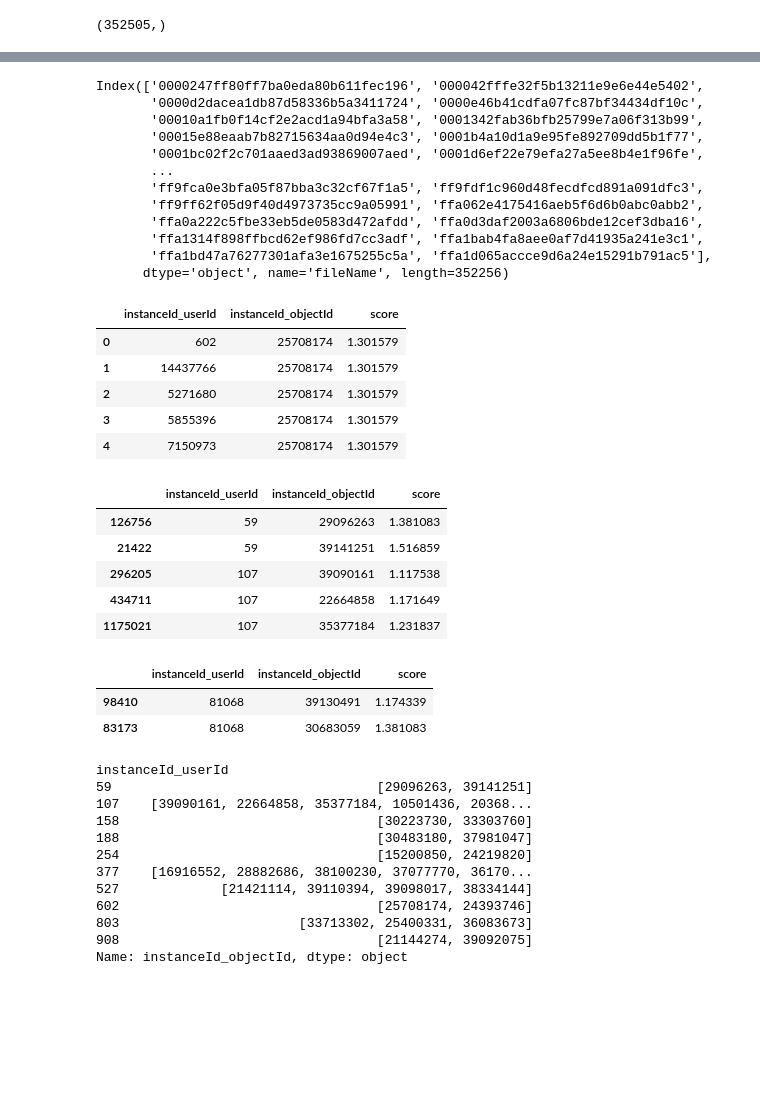
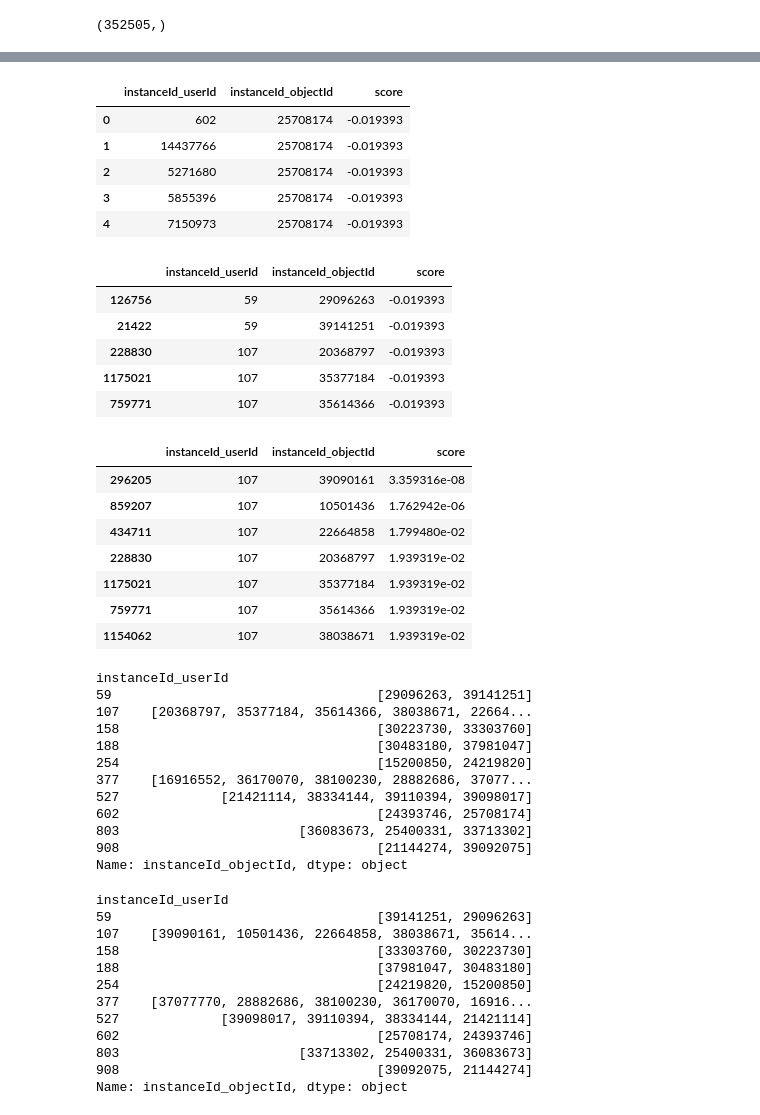
Before and after one commit to Adeykin/SNAHackathon, a Jupyter notebook: Submit linear model.ipynb, the cells around one changed output, grey strips where cells are left out. Drawn from its saved outputs; the diff is of its cells as text; code cells hidden in the pictures; blank space fills up the shorter version.

```diff
--- a/Submit linear model.ipynb
+++ b/Submit linear model.ipynb
@@ -26,7 +26,8 @@ test.head(10)
 # %%
 test['ImageId'] = test['ImageId'].map(lambda x: x[0])
 # %%
-prediction = pd.read_pickle('predictLinear.pkl')
+#prediction = pd.read_pickle('predictLinear.pkl')
+prediction = pd.read_pickle('predictGaussianBayes.pkl')
 # %%
 prediction.shape
 # %% [output]
@@ -124,18 +45,3 @@ Index(['d215ecd5da0a088db89b97db3b6e811a', '79eacdd5e803ad80d1c62de4047d74ad',
-# %%
-index2
-# %% [output]
-Index(['0000247ff80ff7ba0eda80b611fec196', '000042fffe32f5b13211e9e6e44e5402',
-       '0000d2dacea1db87d58336b5a3411724', '0000e46b41cdfa07fc87bf34434df10c',
-       '00010a1fb0f14cf2e2acd1a94bfa3a58', '0001342fab36bfb25799e7a06f313b99',
-       '00015e88eaab7b82715634aa0d94e4c3', '0001b4a10d1a9e95fe892709dd5b1f77',
-       '0001bc02f2c701aaed3ad93869007aed', '0001d6ef22e79efa27a5ee8b4e1f96fe',
-       ...
-       'ff9fca0e3bfa05f87bba3c32cf67f1a5', 'ff9fdf1c960d48fecdfcd891a091dfc3',
-       'ff9ff62f05d9f40d4973735cc9a05991', 'ffa062e4175416aeb5f6d6b0abc0abb2',
-       'ffa0a222c5fbe33eb5de0583d472afdd', 'ffa0d3daf2003a6806bde12cef3dba16',
-       'ffa1314f898ffbcd62ef986fd7cc3adf', 'ffa1bab4fa8aee0af7d41935a241e3c1',
-       'ffa1bd47a76277301afa3e1675255c5a', 'ffa1d065accce9d6a24e15291b791ac5'],
-      dtype='object', name='fileName', length=352256)
 # %%
 df = df[['instanceId_userId', 'instanceId_objectId', 'score']]
 # %%
@@ -144,42 +50,47 @@ df['score'] = -df['score']
 df.head()
 # %% [output]
 |  | instanceId_userId | instanceId_objectId | score |
-| 0 | 602 | 25708174 | 1.301579 |
-| 1 | 14437766 | 25708174 | 1.301579 |
-| 2 | 5271680 | 25708174 | 1.301579 |
-| 3 | 5855396 | 25708174 | 1.301579 |
-| 4 | 7150973 | 25708174 | 1.301579 |
+| 0 | 602 | 25708174 | -0.019393 |
+| 1 | 14437766 | 25708174 | -0.019393 |
+| 2 | 5271680 | 25708174 | -0.019393 |
+| 3 | 5855396 | 25708174 | -0.019393 |
+| 4 | 7150973 | 25708174 | -0.019393 |
 # %%
 df = df.sort_values(by=['instanceId_userId', 'score', 'instanceId_objectId'], ascending=True)
 # %%
 df.head()
 # %% [output]
 |  | instanceId_userId | instanceId_objectId | score |
-| 126756 | 59 | 29096263 | 1.381083 |
-| 21422 | 59 | 39141251 | 1.516859 |
-| 296205 | 107 | 39090161 | 1.117538 |
-| 434711 | 107 | 22664858 | 1.171649 |
-| 1175021 | 107 | 35377184 | 1.231837 |
+| 126756 | 59 | 29096263 | -0.019393 |
+| 21422 | 59 | 39141251 | -0.019393 |
+| 228830 | 107 | 20368797 | -0.019393 |
+| 1175021 | 107 | 35377184 | -0.019393 |
+| 759771 | 107 | 35614366 | -0.019393 |
 # %%
-df[df['instanceId_userId']==81068]
+df[df['instanceId_userId']==107]
 # %% [output]
 |  | instanceId_userId | instanceId_objectId | score |
-| 98410 | 81068 | 39130491 | 1.174339 |
-| 83173 | 81068 | 30683059 | 1.381083 |
+| 296205 | 107 | 39090161 | 3.359316e-08 |
+| 859207 | 107 | 10501436 | 1.762942e-06 |
+| 434711 | 107 | 22664858 | 1.799480e-02 |
+| 228830 | 107 | 20368797 | 1.939319e-02 |
+| 1175021 | 107 | 35377184 | 1.939319e-02 |
+| 759771 | 107 | 35614366 | 1.939319e-02 |
+| 1154062 | 107 | 38038671 | 1.939319e-02 |
 # %%
 submit = df.groupby("instanceId_userId")['instanceId_objectId'].apply(list)
 submit.head(10)
 # %% [output]
 instanceId_userId
 59                                  [29096263, 39141251]
-107    [39090161, 22664858, 35377184, 10501436, 20368...
+107    [20368797, 35377184, 35614366, 38038671, 22664...
 158                                 [30223730, 33303760]
 188                                 [30483180, 37981047]
 254                                 [15200850, 24219820]
-377    [16916552, 28882686, 38100230, 37077770, 36170...
-527             [21421114, 39110394, 39098017, 38334144]
-602                                 [25708174, 24393746]
-803                       [33713302, 25400331, 36083673]
+377    [16916552, 36170070, 38100230, 28882686, 37077...
+527             [21421114, 38334144, 39110394, 39098017]
+602                                 [24393746, 25708174]
+803                       [36083673, 25400331, 33713302]
 908                                 [21144274, 39092075]
 Name: instanceId_objectId, dtype: object
 # %%
@@ -186,0 +98,17 @@ submit.to_csv(output_path + "/linearModelSubmitReverse.csv.gz", header = False,
+# %%
+#reverse
+submit = df.groupby("instanceId_userId")['instanceId_objectId'].apply(list).apply(reversed).apply(list)
+submit.head(10)
+# %% [output]
+instanceId_userId
+59                                  [39141251, 29096263]
+107    [39090161, 10501436, 22664858, 38038671, 35614...
+158                                 [33303760, 30223730]
+188                                 [37981047, 30483180]
+254                                 [24219820, 15200850]
+377    [37077770, 28882686, 38100230, 36170070, 16916...
+527             [39098017, 39110394, 38334144, 21421114]
+602                                 [25708174, 24393746]
+803                       [33713302, 25400331, 36083673]
+908                                 [39092075, 21144274]
+Name: instanceId_objectId, dtype: object
```
Also changed, not shown: parts of 13 cells of this notebook, 1 other file.
